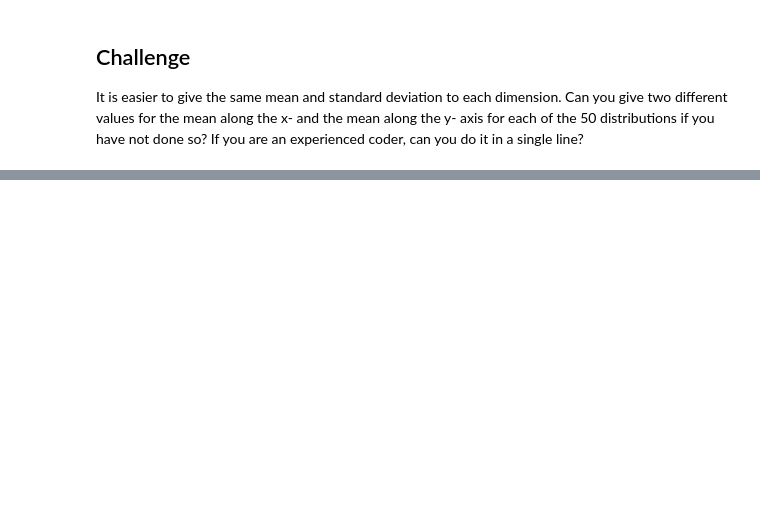
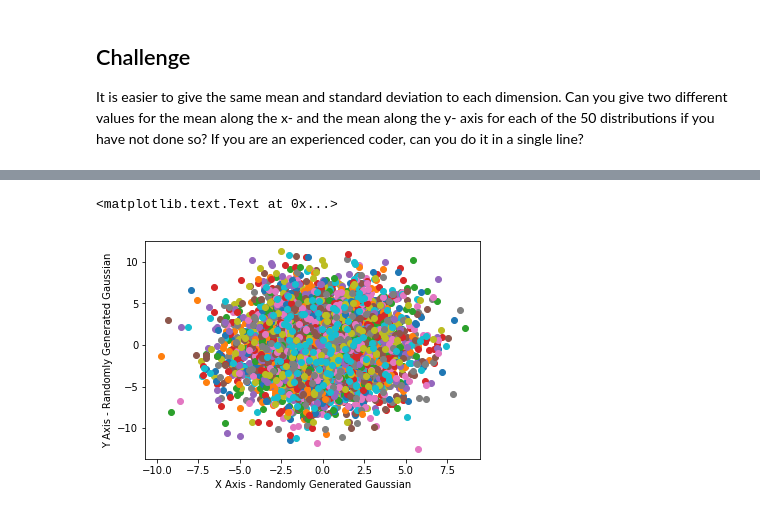
Before and after one commit to ianxxiao/PUI2017_ixx200, a Jupyter notebook: HW1_ixx200/HW1_3_instructions.ipynb, the cells around one changed output, grey strips where cells are left out. Cells and saved outputs as stored; diff of their text form; code cells hidden in the pictures; blank space fills up the shorter version.

```diff
--- a/HW1_ixx200/HW1_3_instructions.ipynb
+++ b/HW1_ixx200/HW1_3_instructions.ipynb
@@ -121,0 +121,5 @@ It is easier to give the same mean and standard deviation to each dimension. Can
+# %%
+ReprRandAll_v2 = np.zeros((50, 2, 100))
+for i in range(50):
+    ReprRandAll_v2[i]= [2.5*np.random.randn(1, 100) + np.random.randint(1),
+                     3.5*np.random.randn(1,100) + np.random.randint(1)]
@@ -121,0 +146,9 @@ It is easier to give the same mean and standard deviation to each dimension. Can
+# %%
+for i in range(50):
+    pl.plot(ReprRandAll_v2[i][0], ReprRandAll_v2[i][1], "o")
+
+pl.xlabel("X Axis - Randomly Generated Gaussian")
+pl.ylabel("Y Axis - Randomly Generated Gaussian")
+# %% [output]
+<matplotlib.text.Text at 0x...>
+[figure, added]
```
Also changed, not shown: parts of 7 cells of this notebook.
